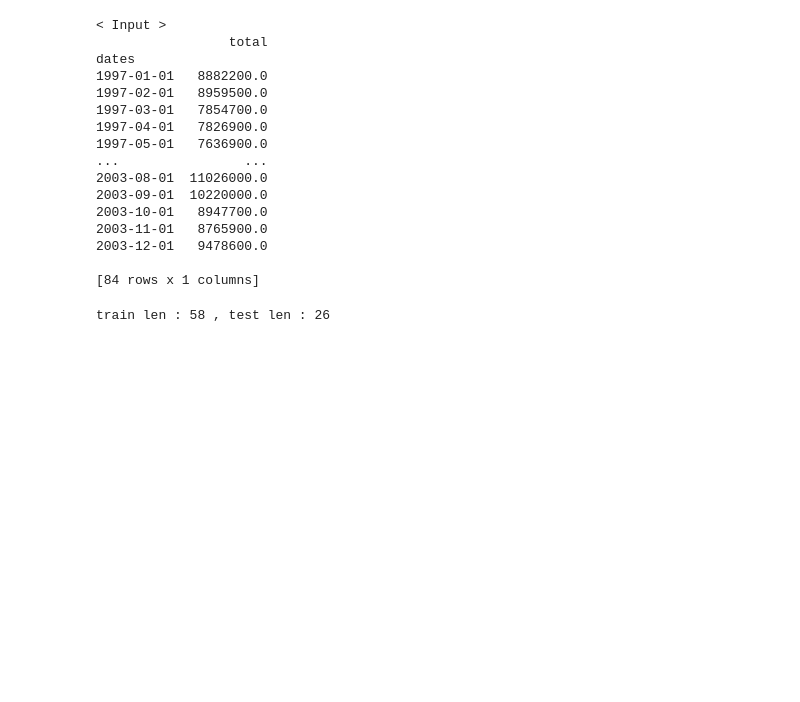
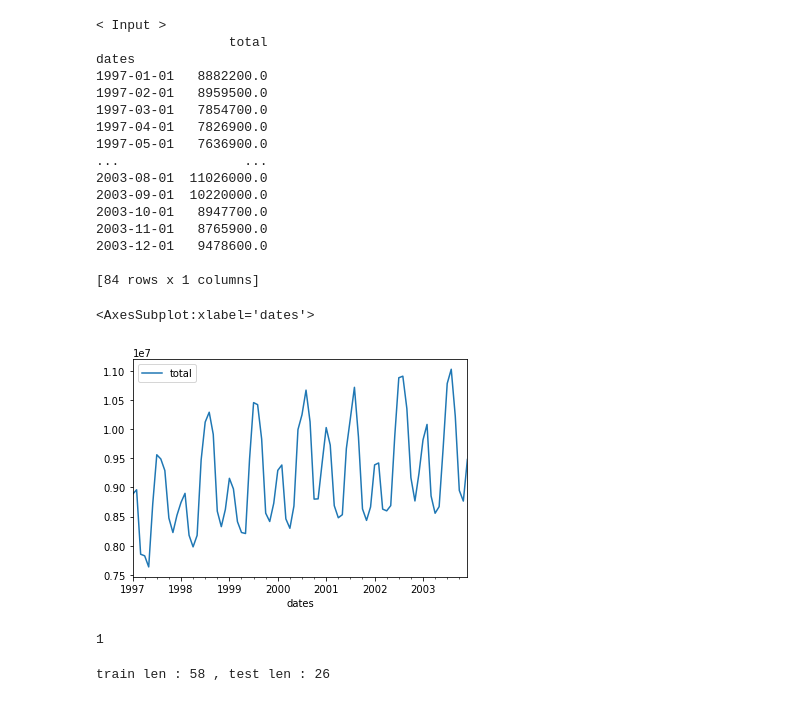
Before and after one commit to sujeengim/TimeSeries-ARIMA, a Jupyter notebook: clean.ipynb, the cells around one changed output. Saved outputs shown, nothing was run; the diff lists cells and outputs as text; code cells hidden in the pictures; blank space fills up the shorter version.

```diff
--- a/clean.ipynb
+++ b/clean.ipynb
@@ -94,6 +98,15 @@ dates
 2003-12-01   9478600.0
 
 [84 rows x 1 columns]
+# %%
+df9703.plot()
+# %% [output]
+<AxesSubplot:xlabel='dates'>
+[figure, added]
+# %%
+print(nsdiffs(df9703, m=12))
+# %% [output]
+1
 # %%
 me = df9703.copy(deep=True) # 데이터 깊은 복사
 # %%
```
Also changed, not shown: parts of 14 cells of this notebook.
